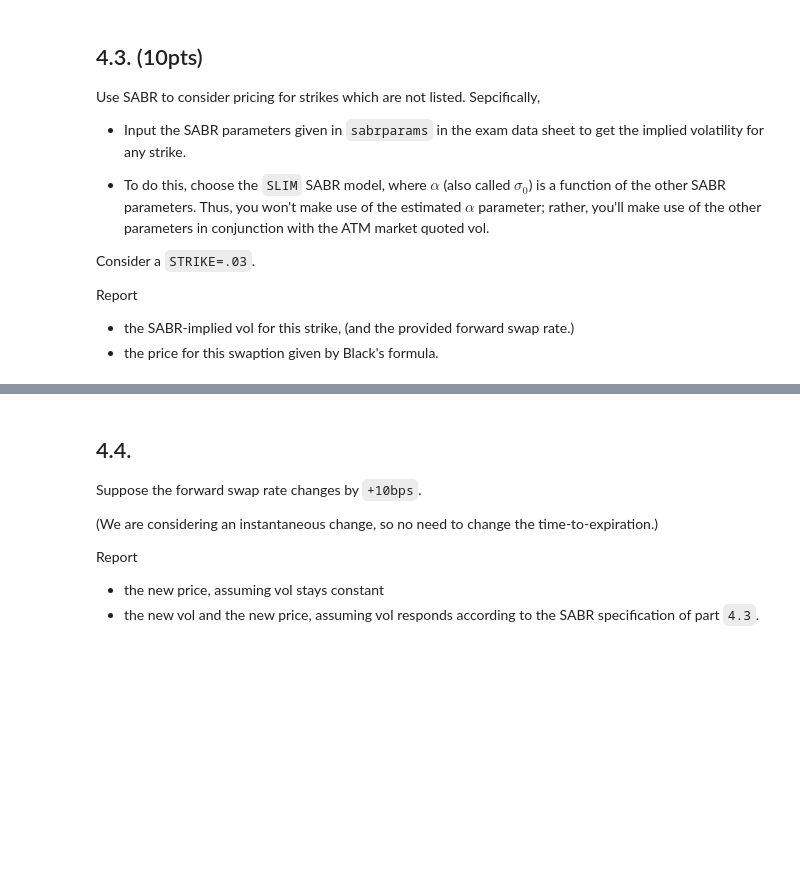
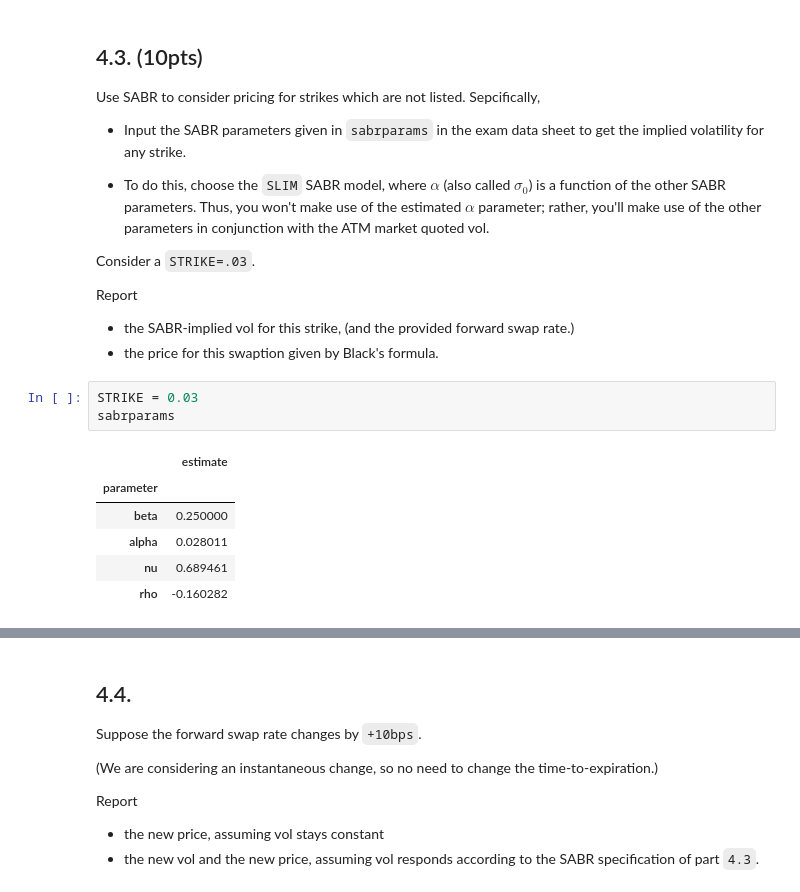
Before and after one commit to apopat9/FINM_37500_Assignments, a Jupyter notebook: exam/Final Exam.ipynb, the cells around one changed output, grey strips where cells are left out. Drawn from its saved outputs; the diff is of its cells as text; blank space fills up the shorter version.

```diff
--- a/exam/Final Exam.ipynb
+++ b/exam/Final Exam.ipynb
@@ -625,3 +642,13 @@ Consider a `STRIKE=.03`.
 Report
 * the SABR-implied vol for this strike, (and the provided forward swap rate.)
 * the price for this swaption given by Black's formula.
+# %%
+STRIKE = 0.03
+sabrparams
+# %% [output]
+|  | estimate |
+| parameter |  |
+| beta | 0.250000 |
+| alpha | 0.028011 |
+| nu | 0.689461 |
+| rho | -0.160282 |
```
Also changed, not shown: parts of 11 cells of this notebook.
